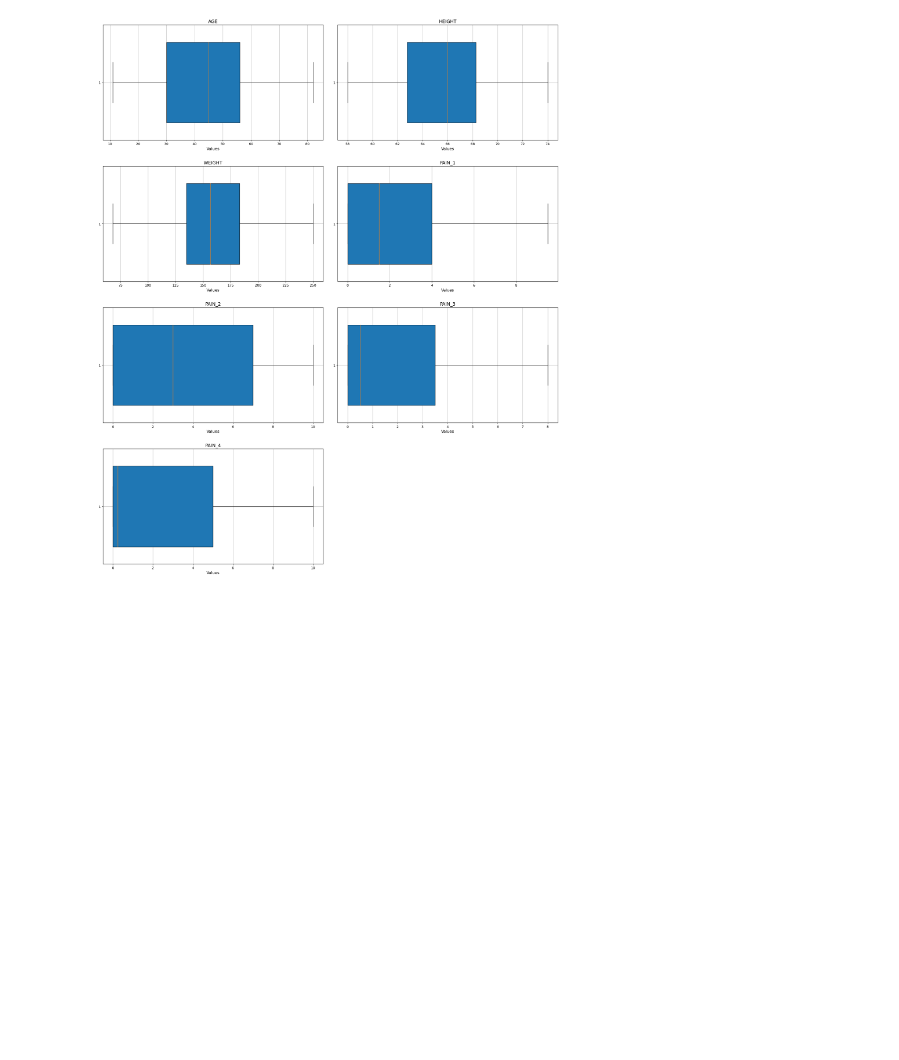
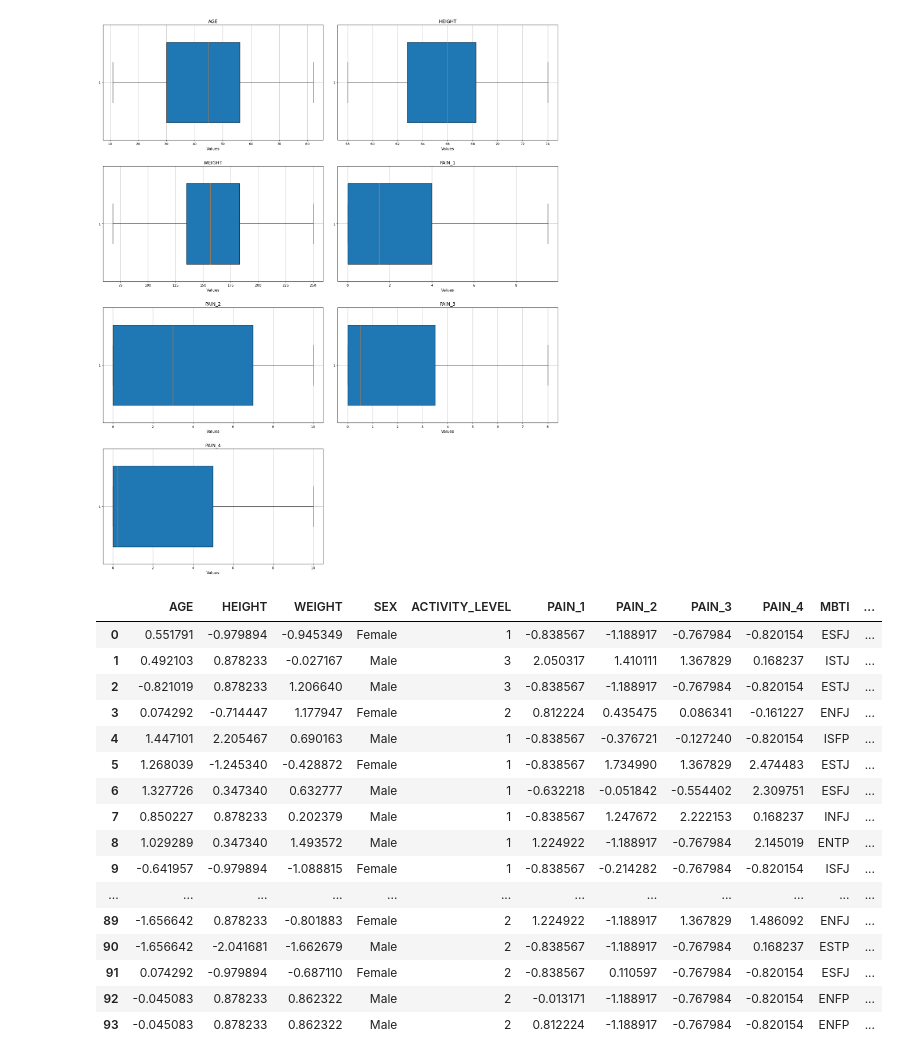
Before and after one commit to afreenrafi/SC1015-Project, a Jupyter notebook: Data Cleaning.ipynb, the cells around one changed output. Cells and saved outputs as stored; diff of their text form; code cells hidden in the pictures; blank space fills up the shorter version.

```diff
--- a/Data Cleaning.ipynb
+++ b/Data Cleaning.ipynb
@@ -159,0 +166,10 @@ mbti_df
+# %%
+# Perform one-hot encoding inplace
+df_encoded = pd.get_dummies(mbti_df['POSTURE'], prefix='POSTURE', dtype=int)
+
+# Concatenate the original DataFrame with the encoded columns
+mbti_df[df_encoded.columns] = df_encoded
+
+# Drop the original 'Posture' column
+mbti_df.drop(columns=['POSTURE'], inplace=True)
+mbti_df
@@ -340,3 +377,35 @@ plt.tight_layout(pad=3.0)  # Adjust spacing between each subplot
 plt.show()
 # %% [output]
 [figure]
+# %%
+# Standardizing Data
+# Select numerical variables for standardization
+numerical_vars = ['AGE', 'HEIGHT', 'WEIGHT', 'PAIN_1', 'PAIN_2', 'PAIN_3', 'PAIN_4']
+
+# Create StandardScaler object
+scaler = StandardScaler()
+
+# Fit and transform the selected variables
+mbti_df_standardized = cleaned_mbti_df.copy()  # Make a copy to avoid modifying the original DataFrame
+mbti_df_standardized[numerical_vars] = scaler.fit_transform(mbti_df_standardized[numerical_vars])
+
+# Now mbti_df_standardized contains standardized numerical variables
+mbti_df_standardized
+# %% [output]
+|  | AGE | HEIGHT | WEIGHT | SEX | ACTIVITY_LEVEL | PAIN_1 | PAIN_2 | PAIN_3 | PAIN_4 | MBTI | ... |
+| 0 | 0.551791 | -0.979894 | -0.945349 | Female | 1 | -0.838567 | -1.188917 | -0.767984 | -0.820154 | ESFJ | ... |
+| 1 | 0.492103 | 0.878233 | -0.027167 | Male | 3 | 2.050317 | 1.410111 | 1.367829 | 0.168237 | ISTJ | ... |
+| 2 | -0.821019 | 0.878233 | 1.206640 | Male | 3 | -0.838567 | -1.188917 | -0.767984 | -0.820154 | ESTJ | ... |
+| 3 | 0.074292 | -0.714447 | 1.177947 | Female | 2 | 0.812224 | 0.435475 | 0.086341 | -0.161227 | ENFJ | ... |
+| 4 | 1.447101 | 2.205467 | 0.690163 | Male | 1 | -0.838567 | -0.376721 | -0.127240 | -0.820154 | ISFP | ... |
+| 5 | 1.268039 | -1.245340 | -0.428872 | Female | 1 | -0.838567 | 1.734990 | 1.367829 | 2.474483 | ESTJ | ... |
+| 6 | 1.327726 | 0.347340 | 0.632777 | Male | 1 | -0.632218 | -0.051842 | -0.554402 | 2.309751 | ESFJ | ... |
+| 7 | 0.850227 | 0.878233 | 0.202379 | Male | 1 | -0.838567 | 1.247672 | 2.222153 | 0.168237 | INFJ | ... |
+| 8 | 1.029289 | 0.347340 | 1.493572 | Male | 1 | 1.224922 | -1.188917 | -0.767984 | 2.145019 | ENTP | ... |
+| 9 | -0.641957 | -0.979894 | -1.088815 | Female | 1 | -0.838567 | -0.214282 | -0.767984 | -0.820154 | ISFJ | ... |
+| ... | ... | ... | ... | ... | ... | ... | ... | ... | ... | ... | ... |
+| 89 | -1.656642 | 0.878233 | -0.801883 | Female | 2 | 1.224922 | -1.188917 | 1.367829 | 1.486092 | ENFJ | ... |
+| 90 | -1.656642 | -2.041681 | -1.662679 | Male | 2 | -0.838567 | -1.188917 | -0.767984 | 0.168237 | ESTP | ... |
+| 91 | 0.074292 | -0.979894 | -0.687110 | Female | 2 | -0.838567 | 0.110597 | -0.767984 | -0.820154 | ESFJ | ... |
+| 92 | -0.045083 | 0.878233 | 0.862322 | Male | 2 | -0.013171 | -1.188917 | -0.767984 | -0.820154 | ENFP | ... |
+| 93 | -0.045083 | 0.878233 | 0.862322 | Male | 2 | 0.812224 | -1.188917 | -0.767984 | -0.820154 | ENFP | ... |
```
Also changed, not shown: parts of 13 cells of this notebook, 2 other files.
